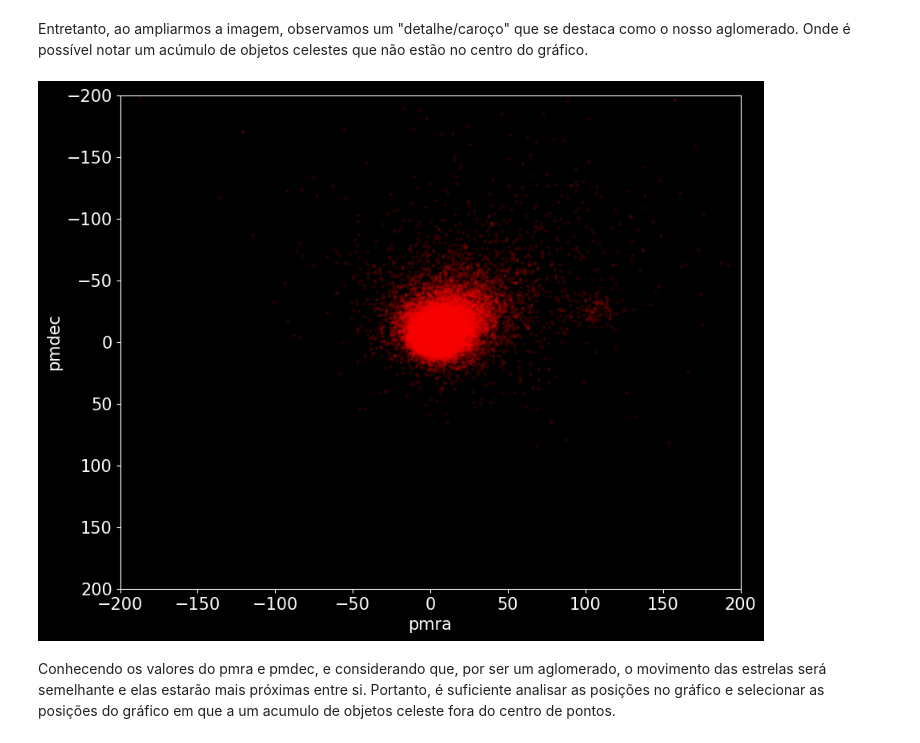
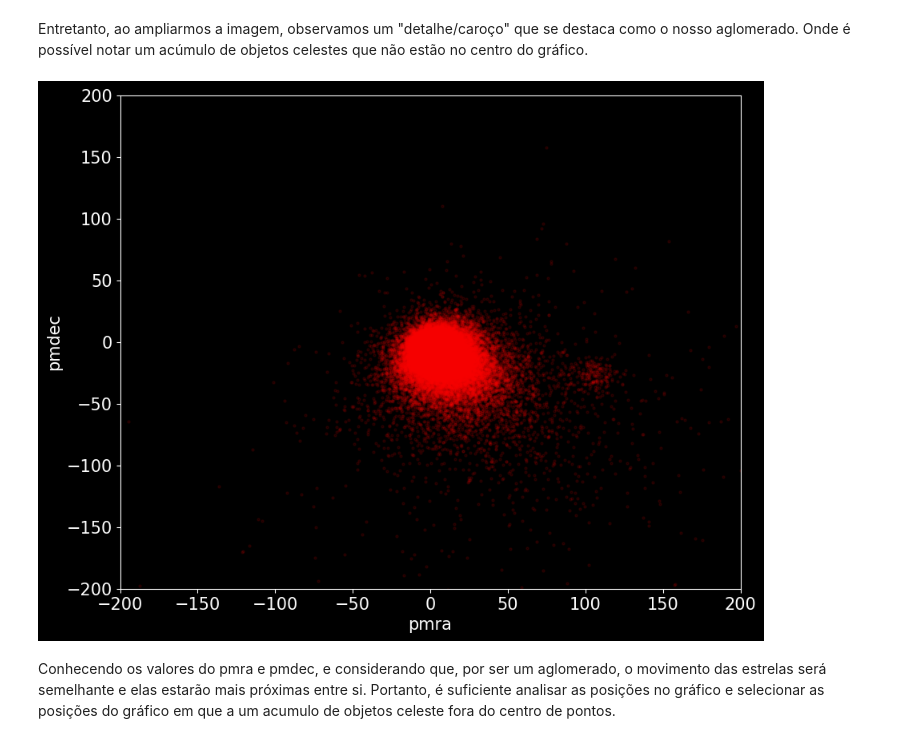
Before and after one commit to Elbruno237/PET.py, a Jupyter notebook: Distância_interestelar.ipynb, the cells around one changed output. Drawn from its saved outputs; the diff is of its cells as text; code cells hidden in the pictures.

```diff
--- a/Distância_interestelar.ipynb
+++ b/Distância_interestelar.ipynb
@@ -147,6 +147,6 @@ plt.show()
 # %% [markdown]
 Sabendo que o aglomerado  Hyades é visível a olho nú, podemos colocar uma condição que permita analisarmos apenas objetos que sejam úteis. Nesse caso, buscamos a coluna com nome "g_rp", que se trata dos dados das magnitudes aparentes da estrela desse aglomerado, colocamos a magnitude aparente menor do que 1.2.
 # %%
-df_r = df.loc[df['g_rp']<1.2]
+df_r = df.loc[df['g_rp']<1.5]
 len(df_r)
 # %% [output]
@@ -166,15 +166,15 @@ Entretanto, ao ampliarmos a imagem, observamos um "detalhe/caroço" que se desta
 # %%
 plt.figure(figsize = (10,8))
 plt.scatter(df_r['pmra'],df_r['pmdec'], s = 5, alpha = 0.1, color='red')
 
 plt.xlabel('pmra')
 plt.ylabel('pmdec')
 
 plt.xlim(-200,200)
-plt.ylim(200,-200)
+plt.ylim(-200,200)
 plt.show()
 # %% [output]
-[figure, old version]
+[figure, new version]
 # %% [markdown]
 Conhecendo os valores do pmra e pmdec, e considerando que, por ser um aglomerado, o movimento das estrelas será semelhante e elas estarão mais próximas entre si. Portanto, é suficiente analisar as posições no gráfico e selecionar as posições do gráfico em que a um acumulo de objetos celeste fora do centro de pontos.
 # %%
```
Also changed, not shown: parts of 4 cells of this notebook.
